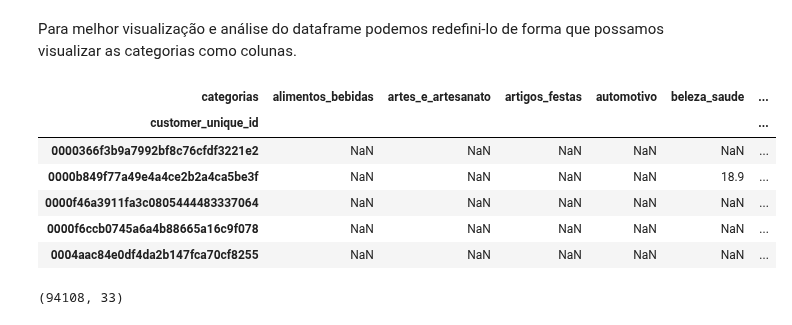
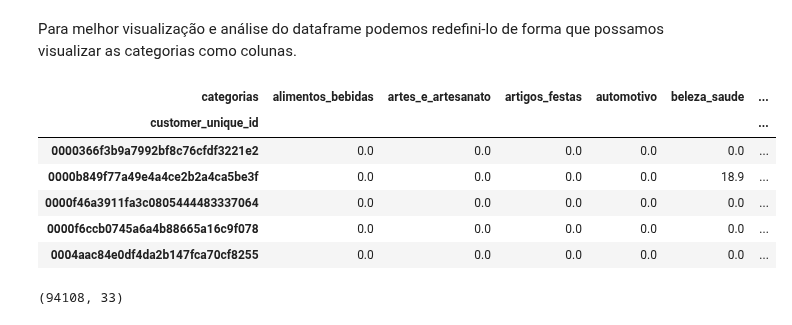
Before and after one commit to smalvar/olist-e-commerce, a Jupyter notebook: PCA_analysis.ipynb, the cells around one changed output. Drawn from its saved outputs; the diff is of its cells as text; code cells hidden in the pictures.

Commit message:
Fill NaN values with zero

```diff
--- a/PCA_analysis.ipynb
+++ b/PCA_analysis.ipynb
@@ -272,18 +272,21 @@ Para melhor visualização e análise do dataframe podemos redefini-lo de forma
 # %%
 # Redefinindo o dataframe
 df_category = df_category.pivot_table(
     'preco', ['customer_unique_id'],
     'categorias')
 
+# Preenchedo os valores faltantes com zero
+df_category.fillna(value=0, inplace=True)
+
 df_category.head()
 # %% [output]
 | categorias | alimentos_bebidas | artes_e_artesanato | artigos_festas | automotivo | beleza_saude | ... |
 | customer_unique_id |  |  |  |  |  | ... |
-| 0000366f3b9a7992bf8c76cfdf3221e2 | NaN | NaN | NaN | NaN | NaN | ... |
-| 0000b849f77a49e4a4ce2b2a4ca5be3f | NaN | NaN | NaN | NaN | 18.9 | ... |
-| 0000f46a3911fa3c0805444483337064 | NaN | NaN | NaN | NaN | NaN | ... |
-| 0000f6ccb0745a6a4b88665a16c9f078 | NaN | NaN | NaN | NaN | NaN | ... |
-| 0004aac84e0df4da2b147fca70cf8255 | NaN | NaN | NaN | NaN | NaN | ... |
+| 0000366f3b9a7992bf8c76cfdf3221e2 | 0.0 | 0.0 | 0.0 | 0.0 | 0.0 | ... |
+| 0000b849f77a49e4a4ce2b2a4ca5be3f | 0.0 | 0.0 | 0.0 | 0.0 | 18.9 | ... |
+| 0000f46a3911fa3c0805444483337064 | 0.0 | 0.0 | 0.0 | 0.0 | 0.0 | ... |
+| 0000f6ccb0745a6a4b88665a16c9f078 | 0.0 | 0.0 | 0.0 | 0.0 | 0.0 | ... |
+| 0004aac84e0df4da2b147fca70cf8255 | 0.0 | 0.0 | 0.0 | 0.0 | 0.0 | ... |
 # %%
 df_category.shape
 # %% [output]
```
Also changed, not shown: parts of 1 cell of this notebook.
